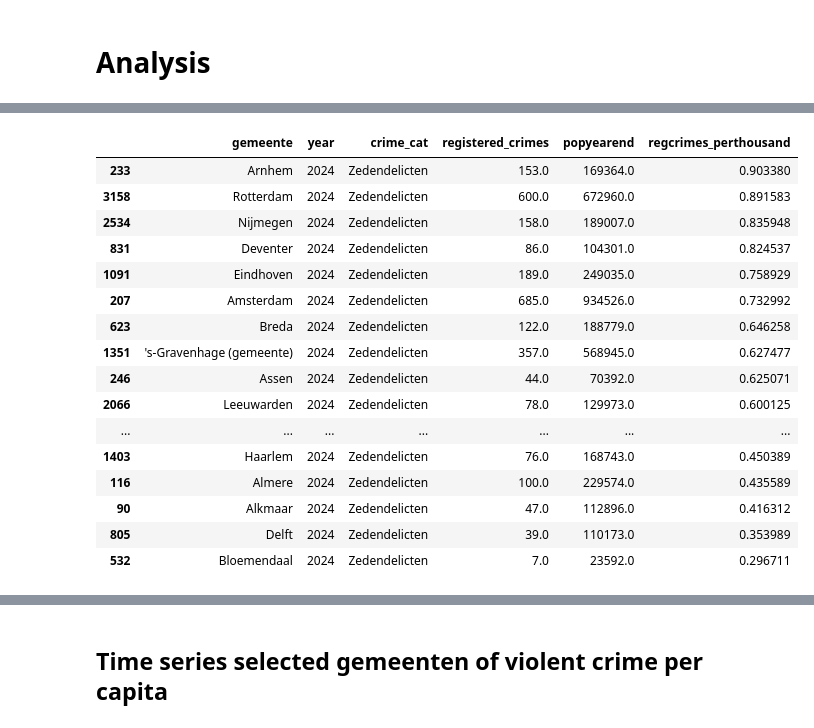
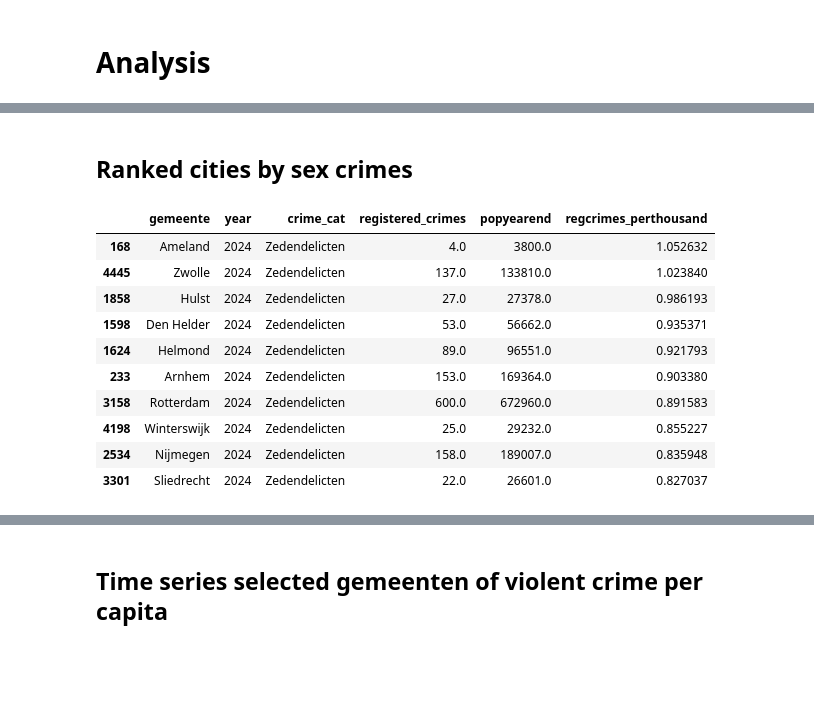
Before and after one commit to chels-j/NLViolentCrime, a Jupyter notebook: NLCrimeAnalysis.ipynb, the cells around one changed output, grey strips where cells are left out. Cells and saved outputs as stored; diff of their text form; code cells hidden in the pictures; blank space fills up the shorter version.

```diff
--- a/NLCrimeAnalysis.ipynb
+++ b/NLCrimeAnalysis.ipynb
@@ -266,9 +270,9 @@ dtype: int64
 ## https://opendata.cbs.nl/statline/portal.html?_la=en&_catalog=CBS&tableId=37259eng&_theme=1178
 ## On: 12-07-2025
 
-# popdata = 'Bevolking_Gemeenten.csv'
-## https://opendata.cbs.nl/statline/#/CBS/nl/dataset/37230ned/table?ts=1752318493150
-popdata = 'Pop_NL_MajorCities.csv'
+popdata = 'Bevolking_Gemeenten.csv'
+# https://opendata.cbs.nl/statline/#/CBS/nl/dataset/37230ned/table?ts=1752318493150
+# popdata = 'Pop_NL_MajorCities.csv'
 
 
 popdata_df = pd.read_csv(popdata, sep=';')
@@ -293,6 +288,8 @@ dtype: int64
 # %%
 ## Keep only 'bevolking aan het einde van de periode', RegioS and Perioden
-popdata_df.drop(labels=['ID','Sex'], axis=1, inplace=True)
+# popdata_df.drop(labels=['ID','Sex'], axis=1, inplace=True)
 # %%
-## Rename bevolking column to PopYearEnd
-popdata_df.rename(mapper={'PopulationOn31December_20':'popyearend'}, axis=1, inplace=True)
+## Rename columns
+# popdata_df.rename(mapper={'PopulationOn31December_20':'popyearend'}, axis=1, inplace=True)
+popdata_df.rename(mapper={'BevolkingAanHetBeginVanDePeriode_1': 'popyearbegin', 'BevolkingAanHetEindeVanDePeriode_15': 'popyearend',
+                          'RegioS':'Regions', 'Perioden':'Periods'}, axis=1, inplace=True)
@@ -508,25 +641,21 @@ final_crimecities[bool_2024].sort_values(by=['regcrimes_perthousand'], axis=0, a
+# %% [markdown]
+## Ranked cities by sex crimes
 # %%
 sexcrimes_2024 = (final_crimecities['year'] == 2024) & (final_crimecities['crime_cat'] == 'Zedendelicten')
 
-final_crimecities[sexcrimes_2024].sort_values(by=['regcrimes_perthousand'], axis=0, ascending=False)
+final_crimecities[sexcrimes_2024].sort_values(by=['regcrimes_perthousand'], axis=0, ascending=False).head(10)
 # %% [output]
 |  | gemeente | year | crime_cat | registered_crimes | popyearend | regcrimes_perthousand |
+| 168 | Ameland | 2024 | Zedendelicten | 4.0 | 3800.0 | 1.052632 |
+| 4445 | Zwolle | 2024 | Zedendelicten | 137.0 | 133810.0 | 1.023840 |
+| 1858 | Hulst | 2024 | Zedendelicten | 27.0 | 27378.0 | 0.986193 |
+| 1598 | Den Helder | 2024 | Zedendelicten | 53.0 | 56662.0 | 0.935371 |
+| 1624 | Helmond | 2024 | Zedendelicten | 89.0 | 96551.0 | 0.921793 |
 | 233 | Arnhem | 2024 | Zedendelicten | 153.0 | 169364.0 | 0.903380 |
 | 3158 | Rotterdam | 2024 | Zedendelicten | 600.0 | 672960.0 | 0.891583 |
+| 4198 | Winterswijk | 2024 | Zedendelicten | 25.0 | 29232.0 | 0.855227 |
 | 2534 | Nijmegen | 2024 | Zedendelicten | 158.0 | 189007.0 | 0.835948 |
-| 831 | Deventer | 2024 | Zedendelicten | 86.0 | 104301.0 | 0.824537 |
-| 1091 | Eindhoven | 2024 | Zedendelicten | 189.0 | 249035.0 | 0.758929 |
-| 207 | Amsterdam | 2024 | Zedendelicten | 685.0 | 934526.0 | 0.732992 |
-| 623 | Breda | 2024 | Zedendelicten | 122.0 | 188779.0 | 0.646258 |
-| 1351 | 's-Gravenhage (gemeente) | 2024 | Zedendelicten | 357.0 | 568945.0 | 0.627477 |
-| 246 | Assen | 2024 | Zedendelicten | 44.0 | 70392.0 | 0.625071 |
-| 2066 | Leeuwarden | 2024 | Zedendelicten | 78.0 | 129973.0 | 0.600125 |
-| ... | ... | ... | ... | ... | ... | ... |
-| 1403 | Haarlem | 2024 | Zedendelicten | 76.0 | 168743.0 | 0.450389 |
-| 116 | Almere | 2024 | Zedendelicten | 100.0 | 229574.0 | 0.435589 |
-| 90 | Alkmaar | 2024 | Zedendelicten | 47.0 | 112896.0 | 0.416312 |
-| 805 | Delft | 2024 | Zedendelicten | 39.0 | 110173.0 | 0.353989 |
-| 532 | Bloemendaal | 2024 | Zedendelicten | 7.0 | 23592.0 | 0.296711 |
+| 3301 | Sliedrecht | 2024 | Zedendelicten | 22.0 | 26601.0 | 0.827037 |
 # %%
 kinderporno_2024 = (final_crimecities['year'] == 2024) & (final_crimecities['crime_cat'] == 'Kinderporno')
 
```
Also changed, not shown: parts of 34 cells of this notebook.
